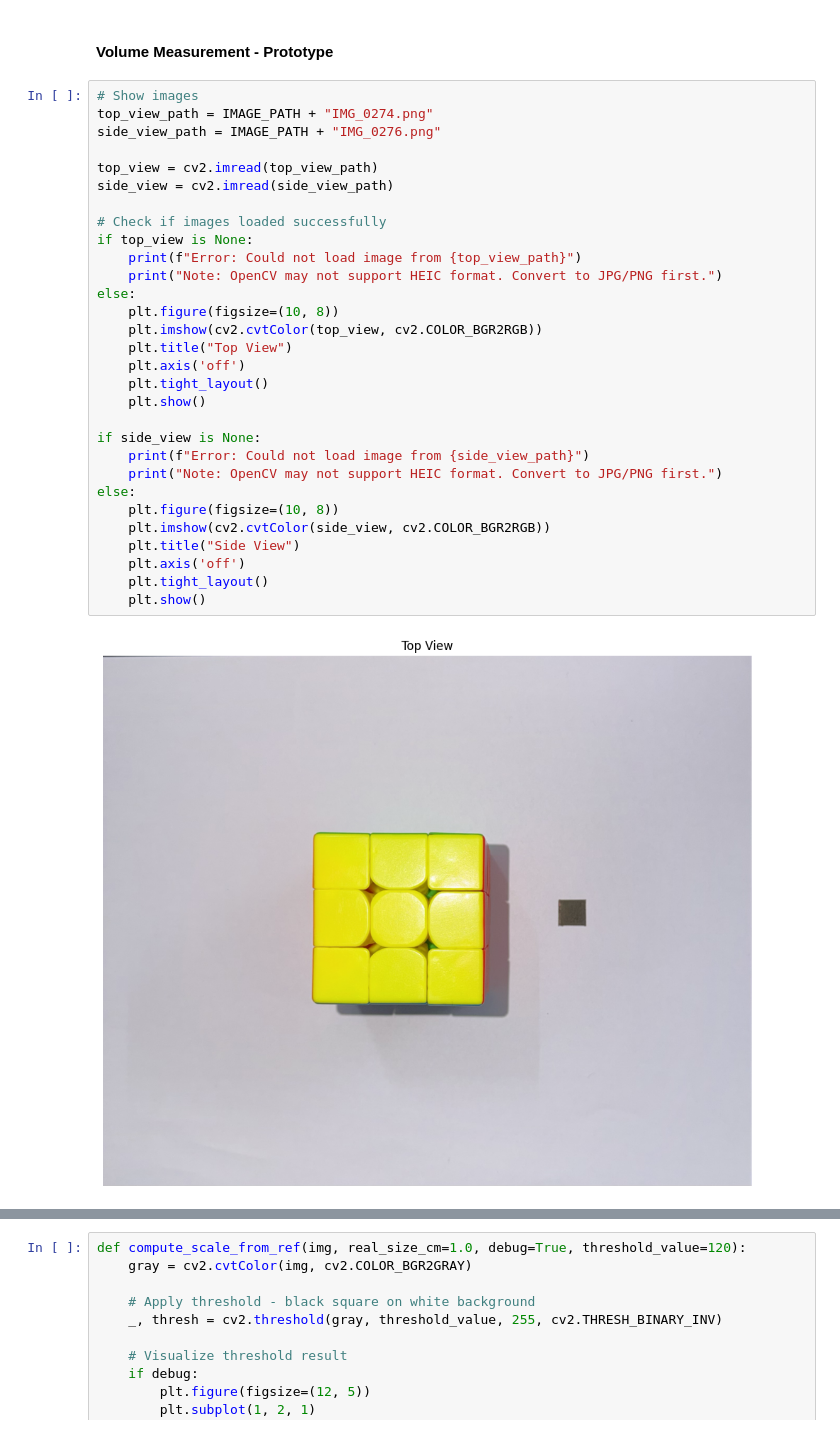
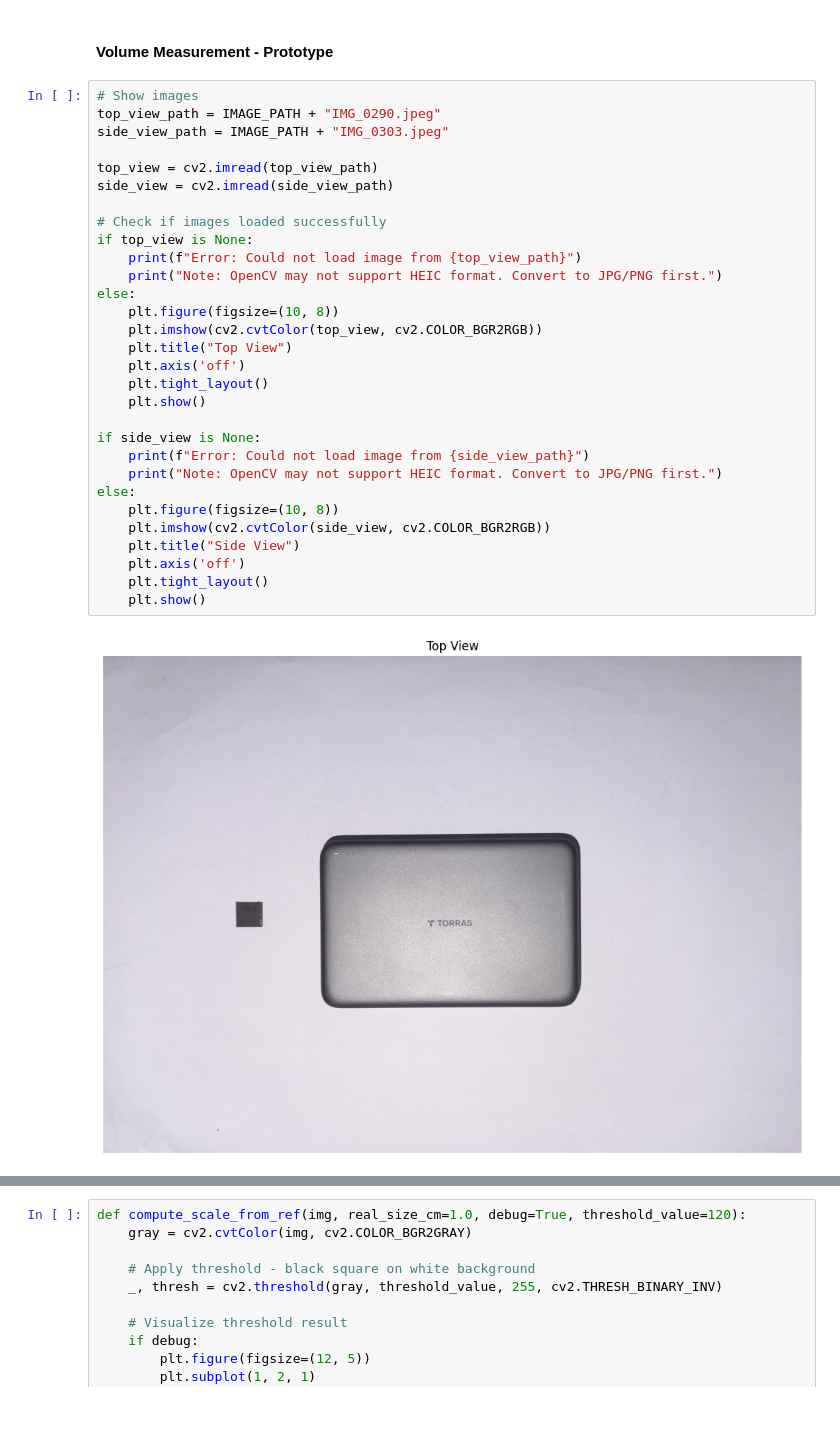
Before and after one commit to SiddharthMago/GoldPurityEstimator, a Jupyter notebook: code.ipynb, the cells around one changed output, grey strips where cells are left out. Cells and saved outputs as stored; diff of their text form.

Commit message:
uploaded more testing images

```diff
--- a/code.ipynb
+++ b/code.ipynb
@@ -12,33 +12,33 @@ IMAGE_PATH = "images/"
 #### Volume Measurement - Prototype
 # %%
 # Show images
-top_view_path = IMAGE_PATH + "IMG_0274.png"
-side_view_path = IMAGE_PATH + "IMG_0276.png"
+top_view_path = IMAGE_PATH + "IMG_0290.jpeg"
+side_view_path = IMAGE_PATH + "IMG_0303.jpeg"
 
 top_view = cv2.imread(top_view_path)
 side_view = cv2.imread(side_view_path)
 
 # Check if images loaded successfully
 if top_view is None:
     print(f"Error: Could not load image from {top_view_path}")
     print("Note: OpenCV may not support HEIC format. Convert to JPG/PNG first.")
 else:
     plt.figure(figsize=(10, 8))
     plt.imshow(cv2.cvtColor(top_view, cv2.COLOR_BGR2RGB))
     plt.title("Top View")
     plt.axis('off')
     plt.tight_layout()
     plt.show()
 
 if side_view is None:
     print(f"Error: Could not load image from {side_view_path}")
     print("Note: OpenCV may not support HEIC format. Convert to JPG/PNG first.")
 else:
     plt.figure(figsize=(10, 8))
     plt.imshow(cv2.cvtColor(side_view, cv2.COLOR_BGR2RGB))
     plt.title("Side View")
     plt.axis('off')
     plt.tight_layout()
     plt.show()
 # %% [output]
-[figure, old version]
+[figure, new version]
```
Also changed, not shown: parts of 7 cells of this notebook, 3 other files.
